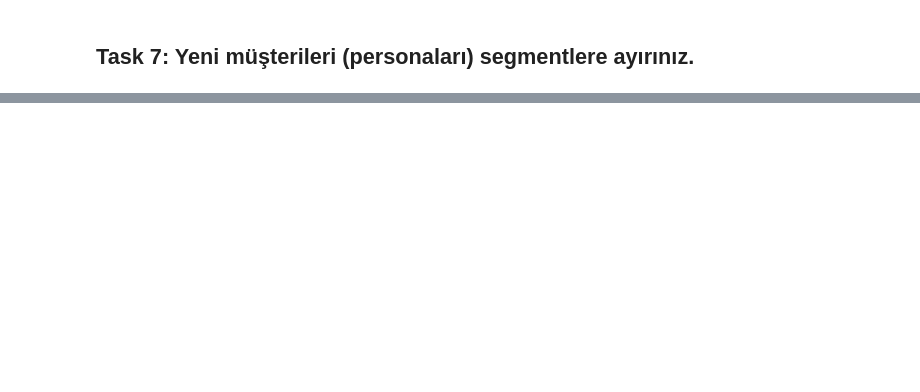
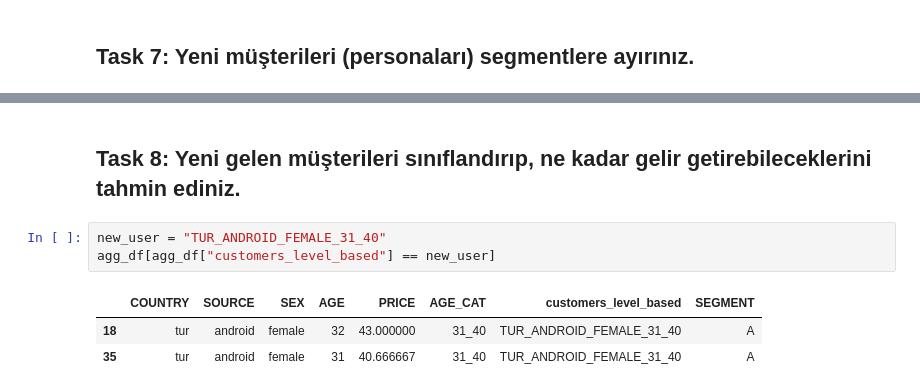
Before and after one commit to umutarsln/IOS-CustomerYield, a Jupyter notebook: main/main.ipynb, the cells around one changed output, grey strips where cells are left out. Drawn from its saved outputs; the diff is of its cells as text; blank space fills up the shorter version.

Commit message:
..-task8

```diff
--- a/main/main.ipynb
+++ b/main/main.ipynb
@@ -269,0 +299,9 @@ agg_df.groupby("customers_level_based").agg({"PRICE":"mean"})
+# %% [markdown]
+## Task 8: Yeni gelen müşterileri sınıflandırıp, ne kadar gelir getirebileceklerini tahmin ediniz.
+# %%
+new_user = "TUR_ANDROID_FEMALE_31_40"
+agg_df[agg_df["customers_level_based"] == new_user]
+# %% [output]
+|  | COUNTRY | SOURCE | SEX | AGE | PRICE | AGE_CAT | customers_level_based | SEGMENT |
+| 18 | tur | android | female | 32 | 43.000000 | 31_40 | TUR_ANDROID_FEMALE_31_40 | A |
+| 35 | tur | android | female | 31 | 40.666667 | 31_40 | TUR_ANDROID_FEMALE_31_40 | A |
```
Also changed, not shown: parts of 5 cells of this notebook.
